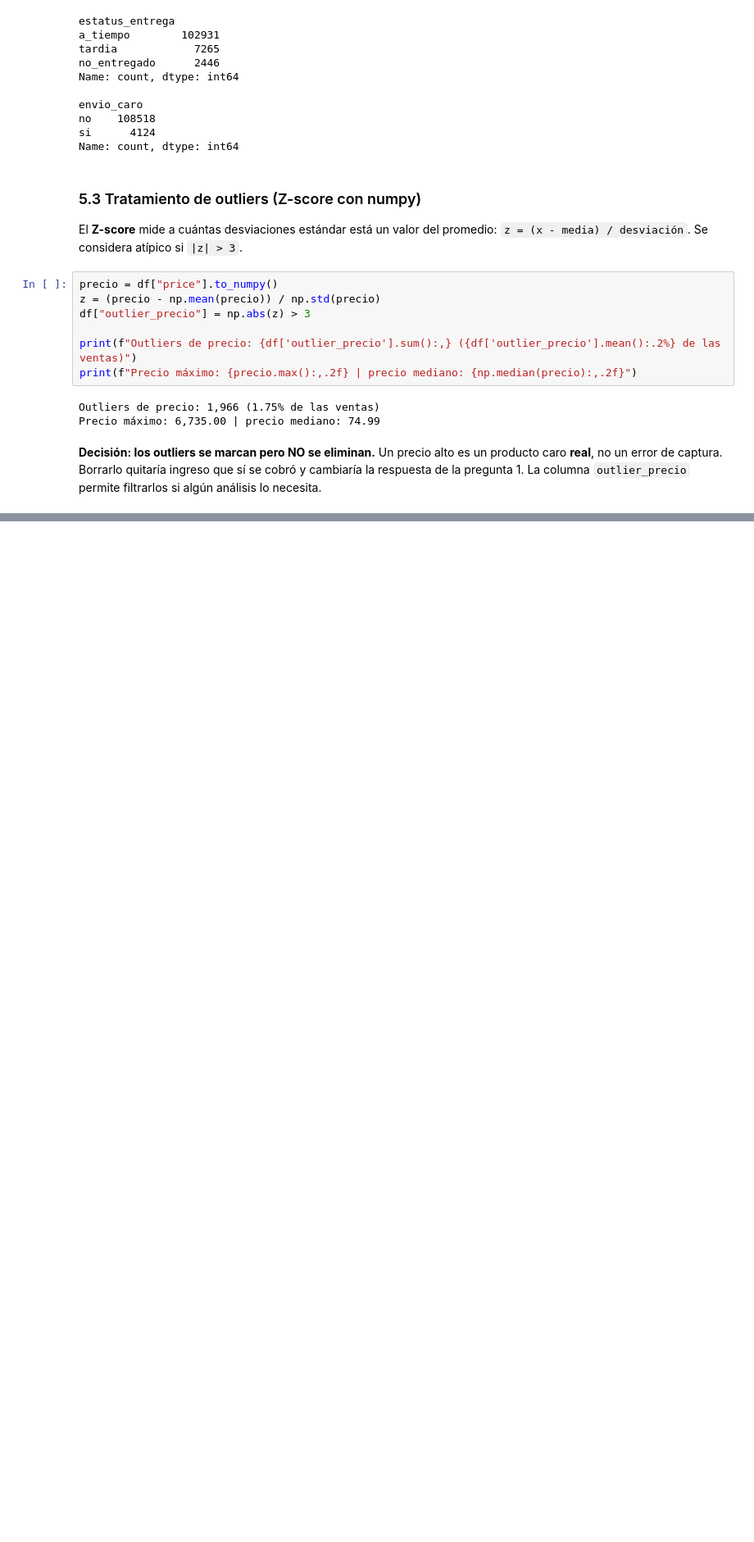
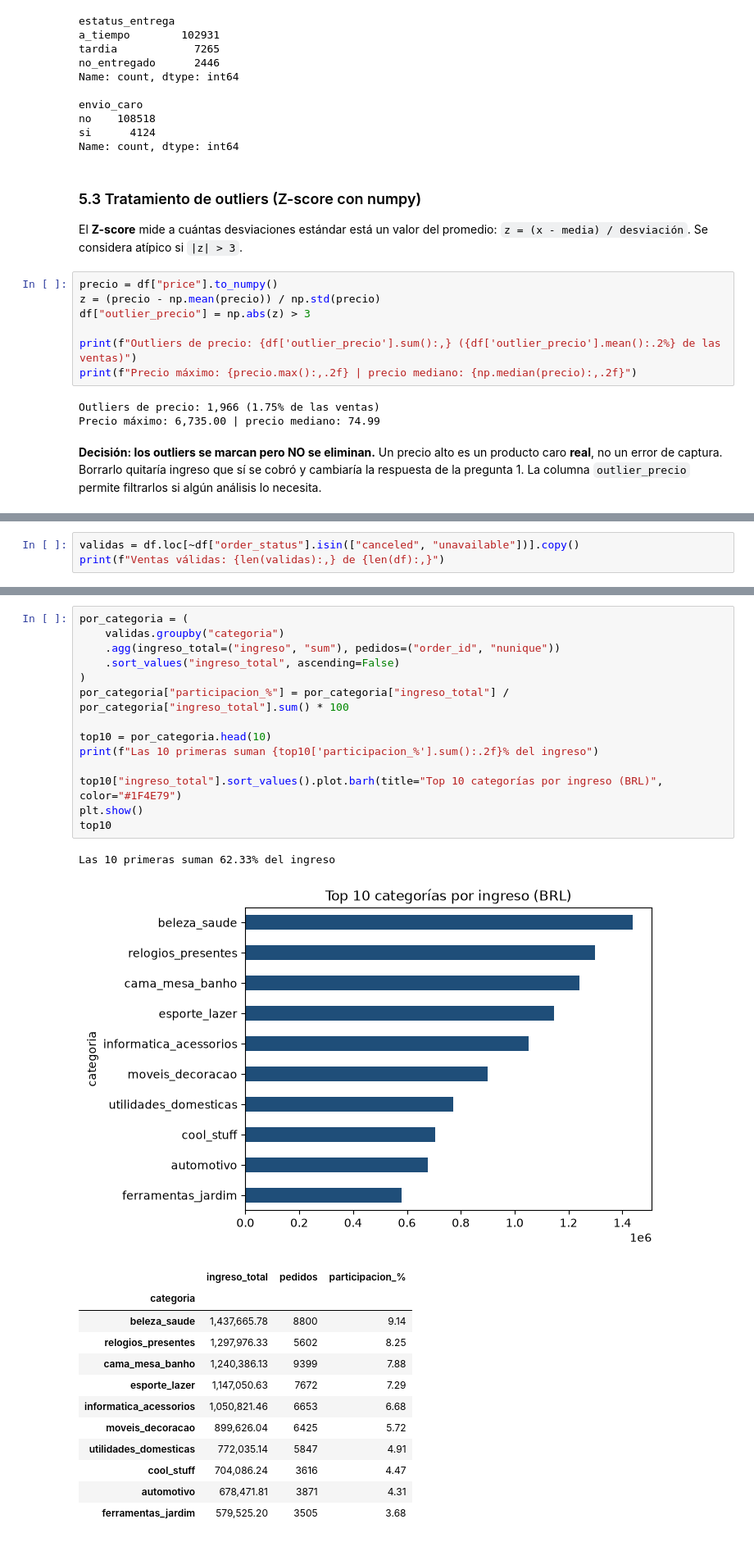
Before and after one commit to arturoobedvt-ctrl/proyecto-final-eda-olist, a Jupyter notebook: Proyecto_Final_EDA.ipynb, the cells around one changed output, grey strips where cells are left out. Shown at 82% size. Cells and saved outputs as stored; diff of their text form; blank space fills up the shorter version.

Commit message:
feat: EDA pregunta 1, ingreso por categoría (sección 6)

```diff
--- a/Proyecto_Final_EDA.ipynb
+++ b/Proyecto_Final_EDA.ipynb
@@ -309,0 +314,3 @@ La columna `outlier_precio` permite filtrarlos si algún análisis lo necesita.
+# %%
+validas = df.loc[~df["order_status"].isin(["canceled", "unavailable"])].copy()
+print(f"Ventas válidas: {len(validas):,} de {len(df):,}")
@@ -309,0 +321,29 @@ La columna `outlier_precio` permite filtrarlos si algún análisis lo necesita.
+# %%
+por_categoria = (
+    validas.groupby("categoria")
+    .agg(ingreso_total=("ingreso", "sum"), pedidos=("order_id", "nunique"))
+    .sort_values("ingreso_total", ascending=False)
+)
+por_categoria["participacion_%"] = por_categoria["ingreso_total"] / por_categoria["ingreso_total"].sum() * 100
+
+top10 = por_categoria.head(10)
+print(f"Las 10 primeras suman {top10['participacion_%'].sum():.2f}% del ingreso")
+
+top10["ingreso_total"].sort_values().plot.barh(title="Top 10 categorías por ingreso (BRL)", color="#1F4E79")
+plt.show()
+top10
+# %% [output]
+Las 10 primeras suman 62.33% del ingreso
+[figure, added]
+|  | ingreso_total | pedidos | participacion_% |
+| categoria |  |  |  |
+| beleza_saude | 1,437,665.78 | 8800 | 9.14 |
+| relogios_presentes | 1,297,976.33 | 5602 | 8.25 |
+| cama_mesa_banho | 1,240,386.13 | 9399 | 7.88 |
+| esporte_lazer | 1,147,050.63 | 7672 | 7.29 |
+| informatica_acessorios | 1,050,821.46 | 6653 | 6.68 |
+| moveis_decoracao | 899,626.04 | 6425 | 5.72 |
+| utilidades_domesticas | 772,035.14 | 5847 | 4.91 |
+| cool_stuff | 704,086.24 | 3616 | 4.47 |
+| automotivo | 678,471.81 | 3871 | 4.31 |
+| ferramentas_jardim | 579,525.20 | 3505 | 3.68 |
```
Also changed, not shown: parts of 4 cells of this notebook.
